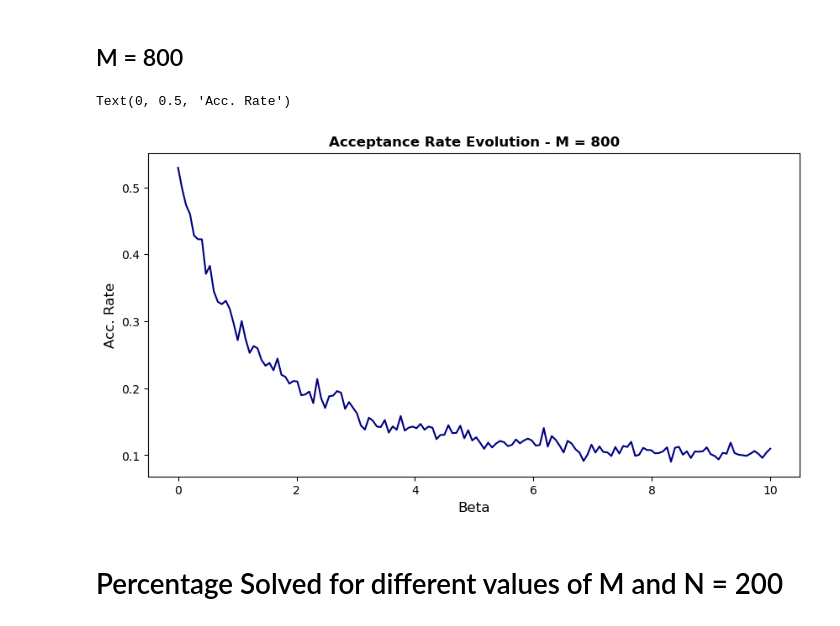
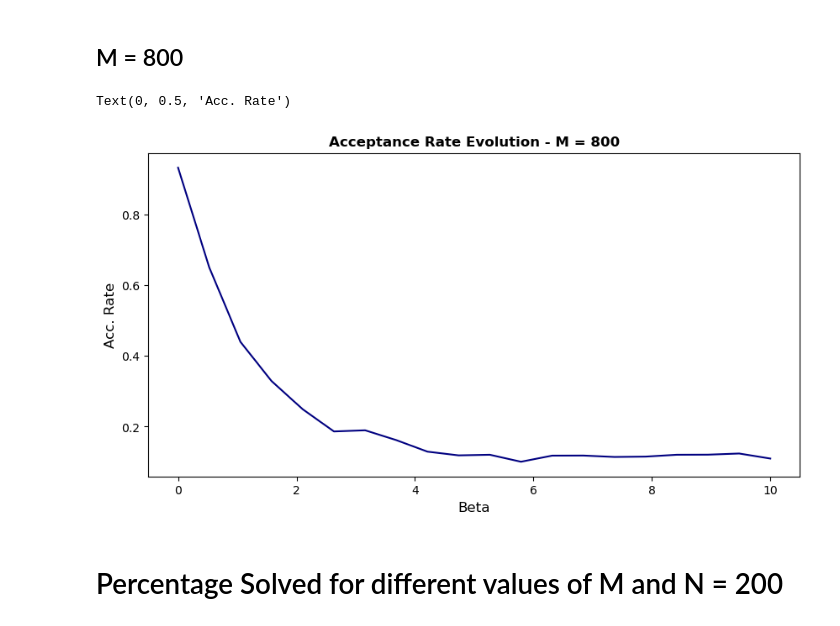
Before and after one commit to vittoriomanfriani/KSAT, a Jupyter notebook: Analysis.ipynb, the cells around one changed output. Saved outputs shown, nothing was run; the diff lists cells and outputs as text; code cells hidden in the pictures.

```diff
--- a/Analysis.ipynb
+++ b/Analysis.ipynb
@@ -45,21 +45,21 @@ Text(0, 0.5, 'Acc. Rate')
 ksat = KSAT.KSAT(200, 800, 3, seed=45)
 
 best, acc_rate = SimAnn.simann(ksat,
-                     mcmc_steps = 4000, anneal_steps =150,
-                     beta0 = 1, beta1 = 10,
+                     mcmc_steps = 4000, anneal_steps =20,
+                     beta0 = 0.1, beta1 = 10,
                      seed = 41,
                      debug_delta_cost = False,
                     optimize=False,
                     acceptance_rate=True)
 # %%
 fig, ax = plt.subplots(figsize = (10, 5))
-ax.plot(np.linspace(0, 10, 150), acc_rate, color = 'navy')
+ax.plot(np.linspace(0, 10, 20), acc_rate, color = 'navy')
 ax.set_title('Acceptance Rate Evolution - M = 800', fontsize=12, fontweight="bold")
 ax.set_xlabel('Beta', fontsize=12)
 ax.set_ylabel('Acc. Rate', fontsize=12)
 # %% [output]
 Text(0, 0.5, 'Acc. Rate')
-[figure, old version]
+[figure, new version]
 # %% [markdown]
 # Percentage Solved for different values of M and N = 200
 # %%
```
Also changed, not shown: 1 other file.
